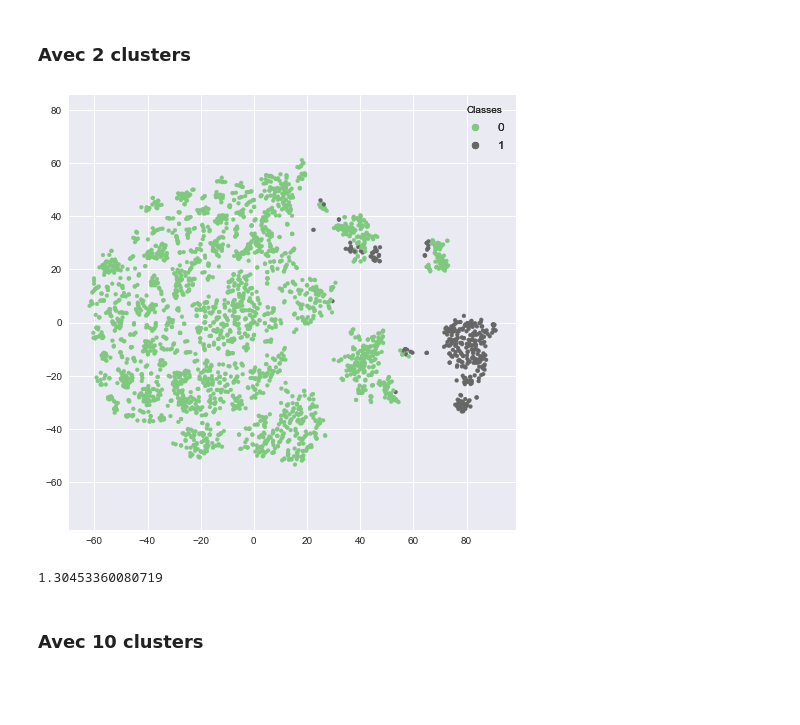
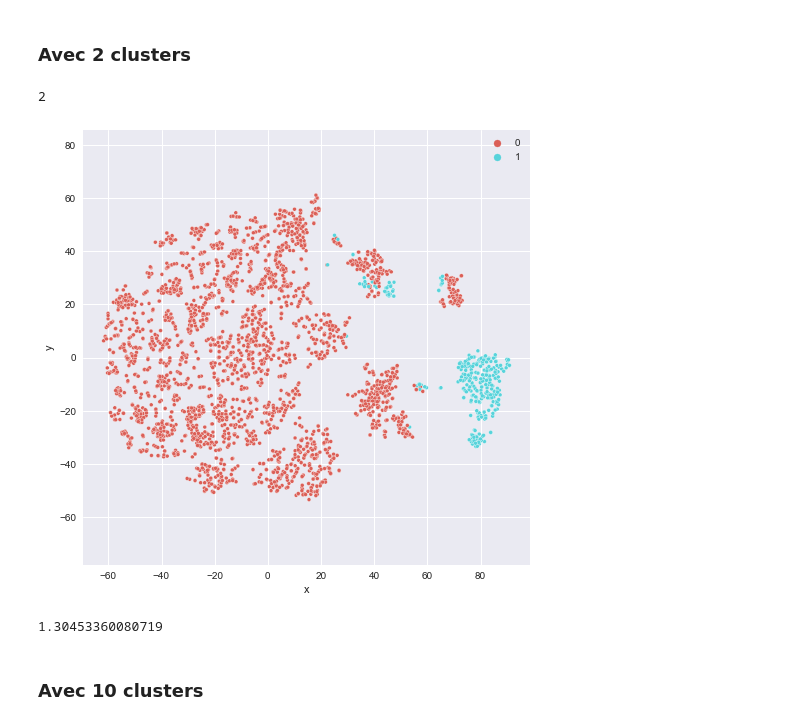
Before and after one commit to khub41/OC_P05, a Jupyter notebook: modelisation.ipynb, the cells around one changed output. Cells and saved outputs as stored; diff of their text form; code cells hidden in the pictures; blank space fills up the shorter version.

```diff
--- a/modelisation.ipynb
+++ b/modelisation.ipynb
@@ -84,10 +117,13 @@ def plot_scatter_tsne_seaborn(data_tsne, loaded_model, data_scale, savefig=False
     by labels predicted by a kmeans model"""
 
     df_subset = pd.DataFrame(data=data_tsne, columns=['x', 'y'])
-    plt.figure(figsize=(16,10))
+    plt.figure(figsize=(8,8))
+    plt.rcParams["image.cmap"] = 'Accent'
     print(len(set(list(loaded_model.predict(pd.DataFrame(data_scale))))))
+    plt.axis('equal')
     sns.scatterplot(x="x",
                     y="y",
+                    s=15,
                     hue=loaded_model.predict(pd.DataFrame(data_scale)),
                     palette=sns.color_palette("hls", len(set(list(loaded_model.predict(pd.DataFrame(data_scale)))))),
                     data=df_subset,
@@ -310,6 +372,2 @@ def launch_kmeans(data, params, run_name):
 # %% [raw]
 launch_kmeans(data_scale, {'n_clusters':10, 'random_state':41}, 'test')
-# %%
-mlflow.set_experiment('k_Means')
-for n_clusters in np.arange(19,26):
-    launch_kmeans(data_scale, {'n_clusters':n_clusters, 'random_state':41}, 'GS_sil_db{}'.format(n_clusters))
@@ -362,10 +427,11 @@ logged_model_2 = 'file:///C:/Users/S053567/Docs/OpenClassrooms/OC_P05/mlruns/1/a
 # Load model as a PyFuncModel.
 loaded_model_2 = mlflow.pyfunc.load_model(logged_model_2)
 # %%
-plot_scatter_tsne(data_tsne, loaded_model_2, data_scale)
+plot_scatter_tsne_seaborn(data_tsne, loaded_model_2, data_scale)
 # %% [output]
+2
-[figure, old version]
+[figure, new version]
-1.30453360080719
+1.30453360080719
 # %% [markdown]
 ### Avec 10 clusters
 # %%
```
Also changed, not shown: parts of 99 cells of this notebook.
